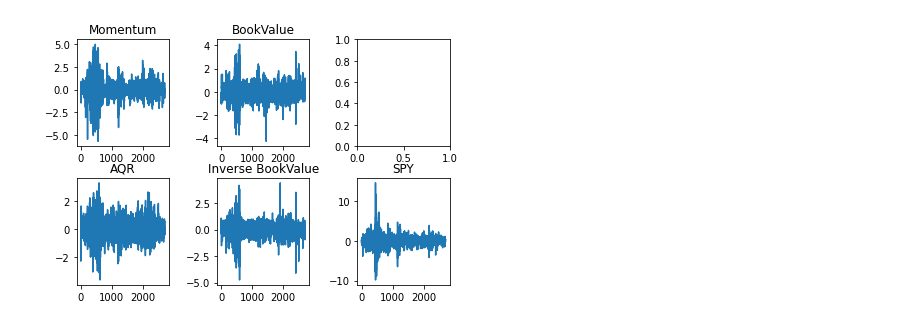
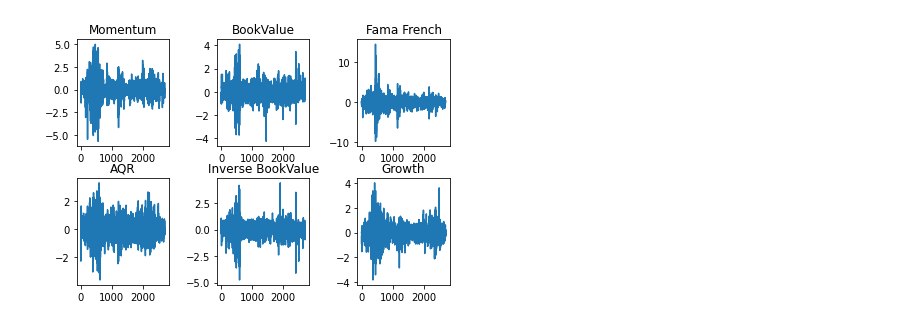
Before and after one commit to Marblez/HMM_Trading, a Jupyter notebook: models.ipynb, the cells around one changed output. Saved outputs shown, nothing was run; the diff lists cells and outputs as text; code cells hidden in the pictures.

Commit message:
Growth Multifactor

```diff
--- a/models.ipynb
+++ b/models.ipynb
@@ -13,12 +13,15 @@ from hmmlearn import hmm
 # Momentum -> Use 1 month returns as factor for alpha
 # AQR -> Multifactor model that creates a synthetic factor that weighs 30% operation margin, 40% Book Value Yield,
 #    and 30% 1 month momentum as a factor for alpha
-
+# Growth -> Multifactor growth model that uses free cash flow yield (free cash flow per share / share market value)
+#    book value per share, 1 month momentum, and dividend per share
 spy = pd.read_csv('data/SPY_ADV.csv').drop("Unnamed: 0", axis=1).drop(range(2706, 3330))
 bookvalue = pd.read_csv('data/BookValue.csv')
 momentum = pd.read_csv('data/Momentum.csv')
 aqr = pd.read_csv('data/AQR.csv')
 inverse_bookvalue = pd.read_csv('data/Inverse_BookValue.csv')
+famafrench = pd.read_csv('data/FamaFrench.csv')
+growth = pd.read_csv('data/Growth.csv')
 # %%
 df = momentum.drop(momentum.columns[[2, 3, 4]], axis=1)
 df = df.rename(columns={'Return': 'Momentum'})
@@ -27,3 +30,5 @@ df['InverseBook'] = inverse_bookvalue.iloc[:,2]
 df['AQR'] = aqr.iloc[:,1]
 length = df.shape[0]
 df['SPY'] = spy.iloc[:,9]
+df['FamaFrench'] = famafrench.iloc[:, 1]
+df['Growth'] = growth.iloc[:,1]
@@ -41,20 +47,22 @@ df.to_csv('data/Factors.csv')
 # %%
 fig, a =  plt.subplots(2,3)
 x = np.arange(1,5)
 fig.tight_layout()
 a[0][0].plot(range(0,length), df.iloc[:,1])
 a[0][0].set_title('Momentum')
 a[0][1].plot(range(0,length), df.iloc[:,2])
 a[0][1].set_title('BookValue')
 a[1][0].plot(range(0,length), df.iloc[:,4])
 a[1][0].set_title('AQR')
 a[1][1].plot(range(0,length), df.iloc[:,3])
 a[1][1].set_title('Inverse BookValue')
-a[1][2].plot(range(0,length), spy.iloc[:,9])
-a[1][2].set_title('SPY')
+a[1][2].plot(range(0,length), df.iloc[:,6])
+a[1][2].set_title('Growth')
+a[0][2].plot(range(0,length), df.iloc[:,5])
+a[0][2].set_title('Fama French')
 plt.show()
 # %% [output]
-[figure, old version]
+[figure, new version]
 # %%
 returns = df.copy()
 returns['SPY'] = spy.iloc[:,9]
```
Also changed, not shown: parts of 5 cells of this notebook, 19 other files.
